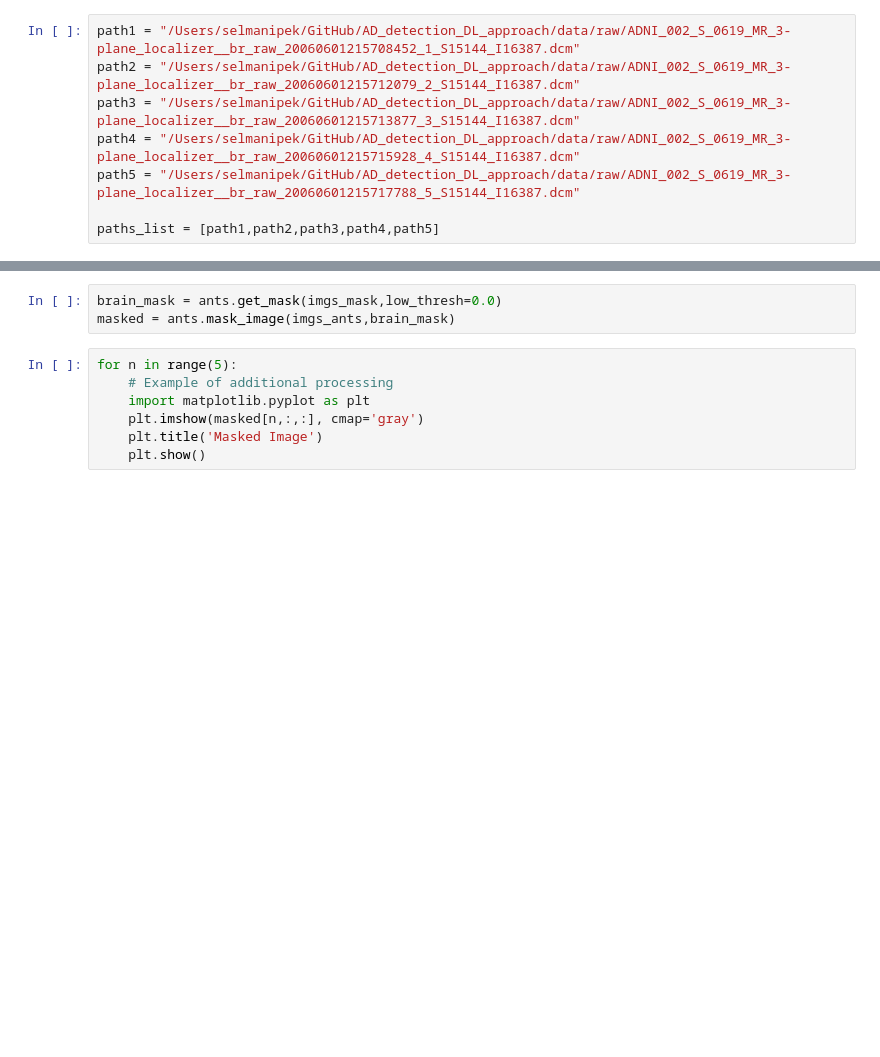
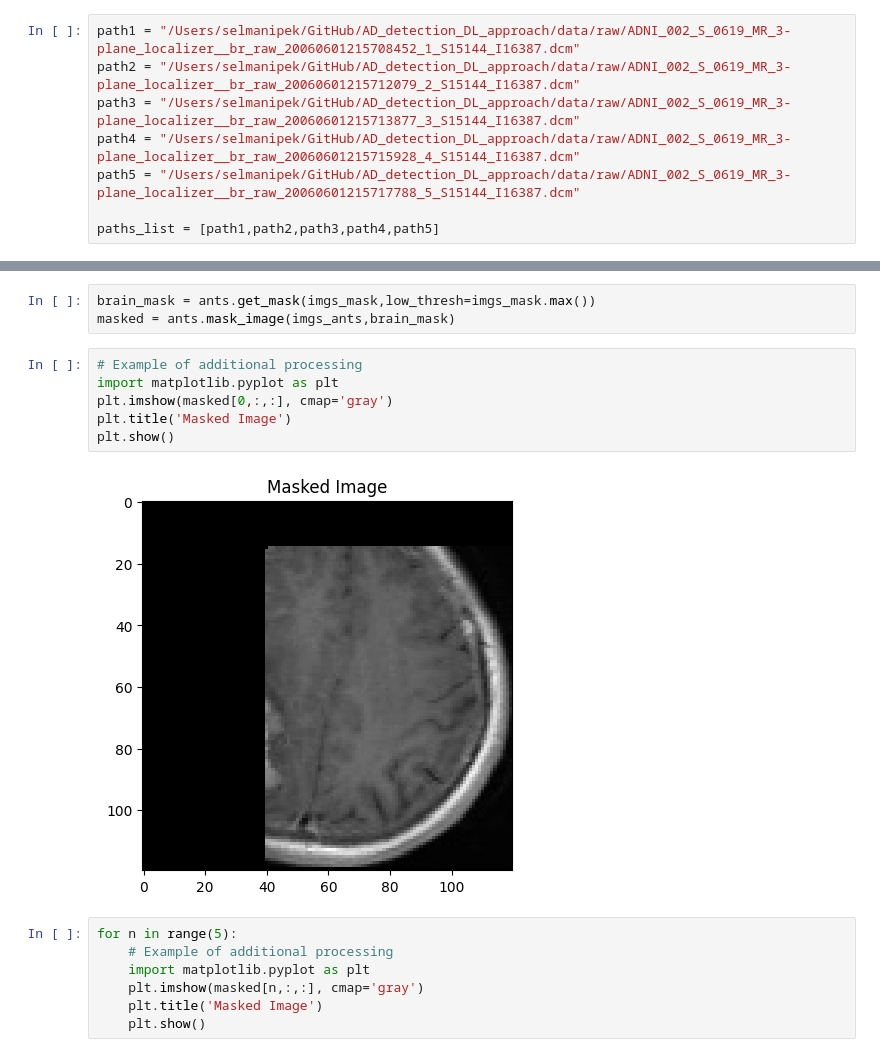
Before and after one commit to ckaraguzel/AD_detection_DL_approach, a Jupyter notebook: notebooks/skull.ipynb, the cells around one changed output, grey strips where cells are left out. Saved outputs shown, nothing was run; the diff lists cells and outputs as text; blank space fills up the shorter version.

```diff
--- a/notebooks/skull.ipynb
+++ b/notebooks/skull.ipynb
@@ -61,6 +83,14 @@ NoBrainer:  predicting mask.
 # %%
-brain_mask = ants.get_mask(imgs_mask,low_thresh=0.0)
+brain_mask = ants.get_mask(imgs_mask,low_thresh=imgs_mask.max())
 masked = ants.mask_image(imgs_ants,brain_mask)
+# %%
+# Example of additional processing
+import matplotlib.pyplot as plt
+plt.imshow(masked[0,:,:], cmap='gray')
+plt.title('Masked Image')
+plt.show()
+# %% [output]
+[figure, added]
 # %%
 for n in range(5):
     # Example of additional processing
```
Also changed, not shown: parts of 21 cells of this notebook, 2 other files.
